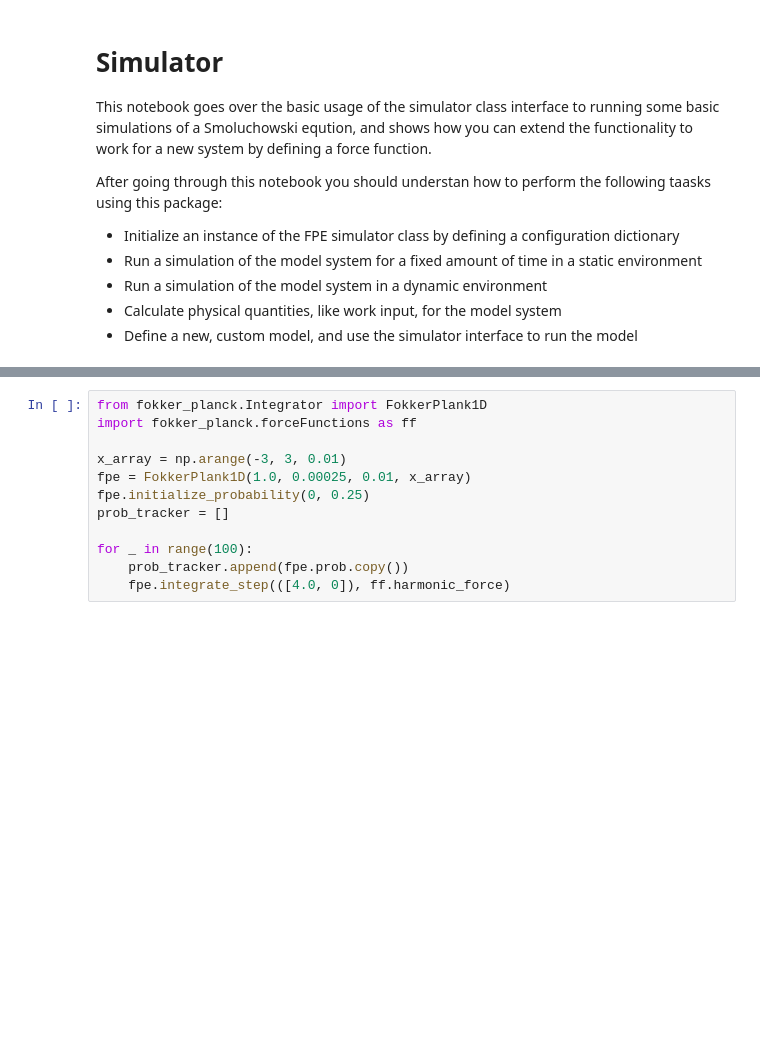
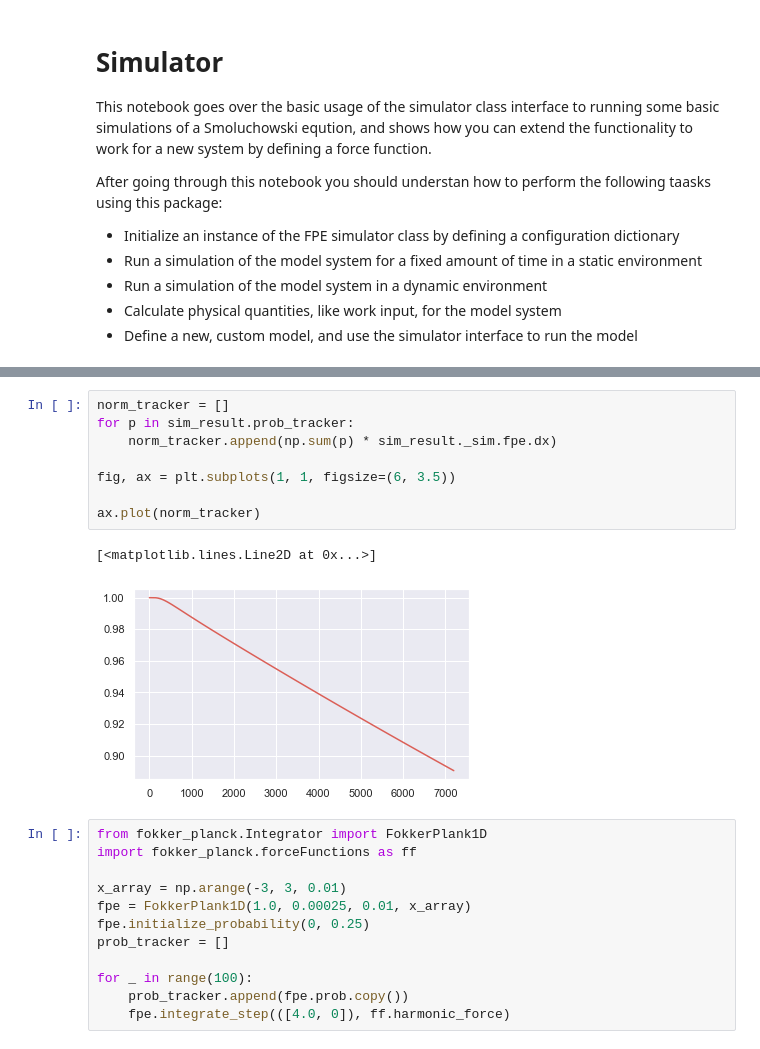
Before and after one commit to StevenJLarge/FokkerPlanck, a Jupyter notebook: notebooks/tutorials/01-simulator.ipynb, the cells around one changed output, grey strips where cells are left out. Cells and saved outputs as stored; diff of their text form; blank space fills up the shorter version.

```diff
--- a/notebooks/tutorials/01-simulator.ipynb
+++ b/notebooks/tutorials/01-simulator.ipynb
@@ -59,3 +76,14 @@ for prob in sim_result.prob_tracker[::2]:
+# %%
+norm_tracker = []
+for p in sim_result.prob_tracker:
+    norm_tracker.append(np.sum(p) * sim_result._sim.fpe.dx)
+
+fig, ax = plt.subplots(1, 1, figsize=(6, 3.5))
+
+ax.plot(norm_tracker)
+# %% [output]
+[<matplotlib.lines.Line2D at 0x...>]
+[figure, added]
 # %%
 from fokker_planck.Integrator import FokkerPlank1D
 import fokker_planck.forceFunctions as ff
```
Also changed, not shown: parts of 3 cells of this notebook, 2 other files.
